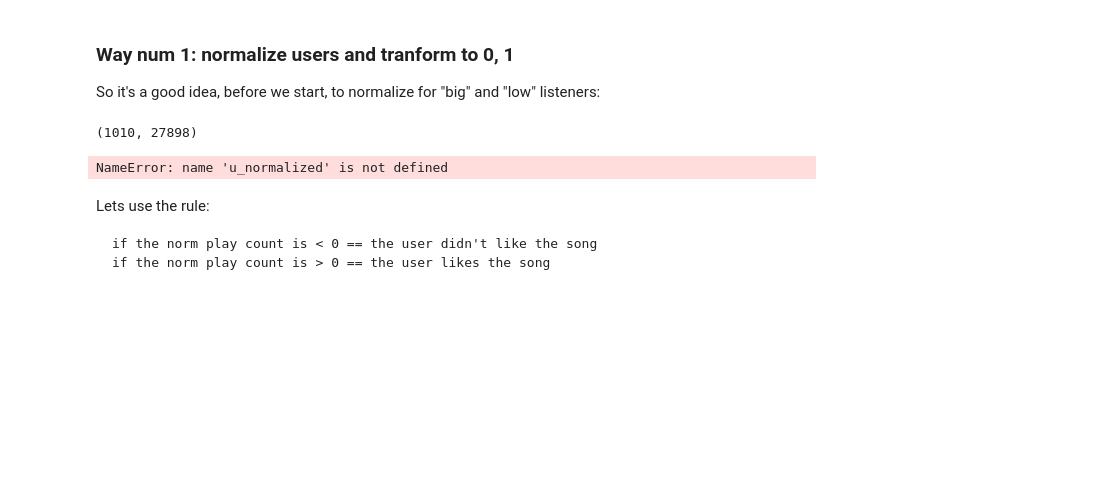
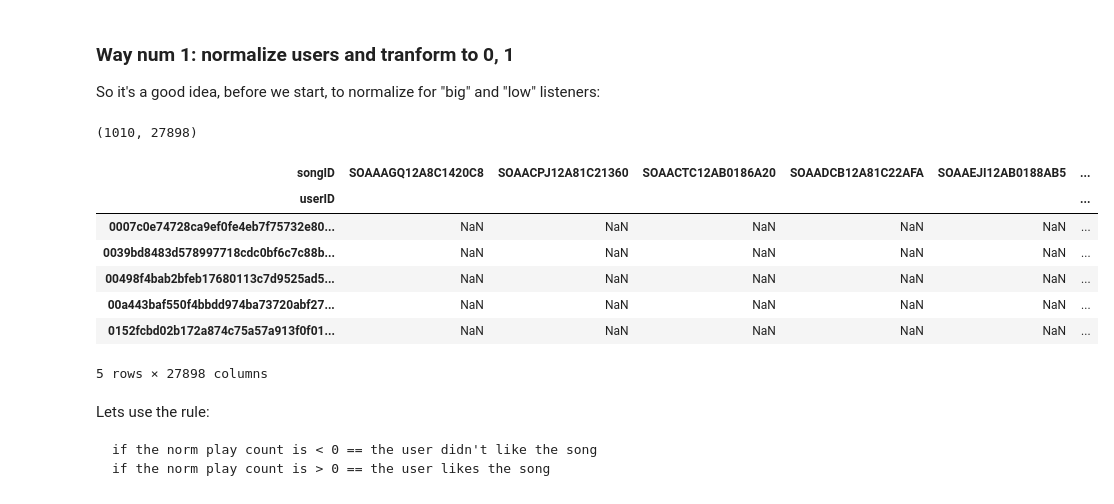
Before and after one commit to matijasipek/comp_tools, a Jupyter notebook: LSH in collaborative filtering.ipynb, the cells around one changed output. Drawn from its saved outputs; the diff is of its cells as text; code cells hidden in the pictures; blank space fills up the shorter version.

```diff
--- a/LSH in collaborative filtering.ipynb
+++ b/LSH in collaborative filtering.ipynb
@@ -43,9 +158,16 @@ u_normalized.shape
 # %% [output]
 (1010, 27898)
 # %%
-u_normalized
+u_normalized.head()
 # %% [output]
+| songID | SOAAAGQ12A8C1420C8 | SOAACPJ12A81C21360 | SOAACTC12AB0186A20 | SOAADCB12A81C22AFA | SOAAEJI12AB0188AB5 | ... |
+| userID |  |  |  |  |  | ... |
+| 0007c0e74728ca9ef0fe4eb7f75732e80... | NaN | NaN | NaN | NaN | NaN | ... |
+| 0039bd8483d578997718cdc0bf6c7c88b... | NaN | NaN | NaN | NaN | NaN | ... |
+| 00498f4bab2bfeb17680113c7d9525ad5... | NaN | NaN | NaN | NaN | NaN | ... |
+| 00a443baf550f4bbdd974ba73720abf27... | NaN | NaN | NaN | NaN | NaN | ... |
+| 0152fcbd02b172a874c75a57a913f0f01... | NaN | NaN | NaN | NaN | NaN | ... |
-NameError: name 'u_normalized' is not defined
+5 rows × 27898 columns
 # %% [markdown]
 Lets use the rule:
 
```
Also changed, not shown: parts of 16 cells of this notebook.
